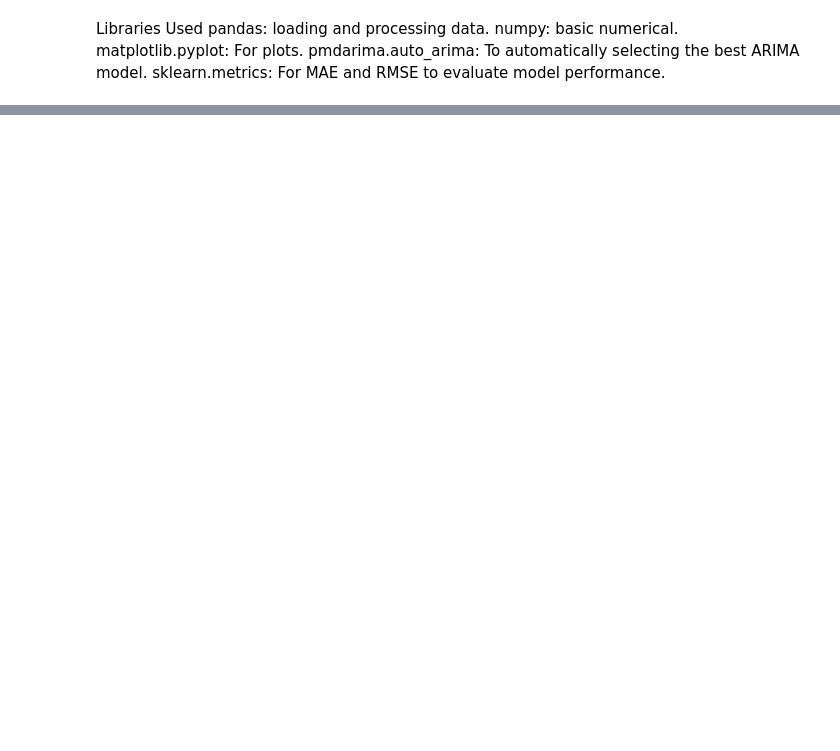
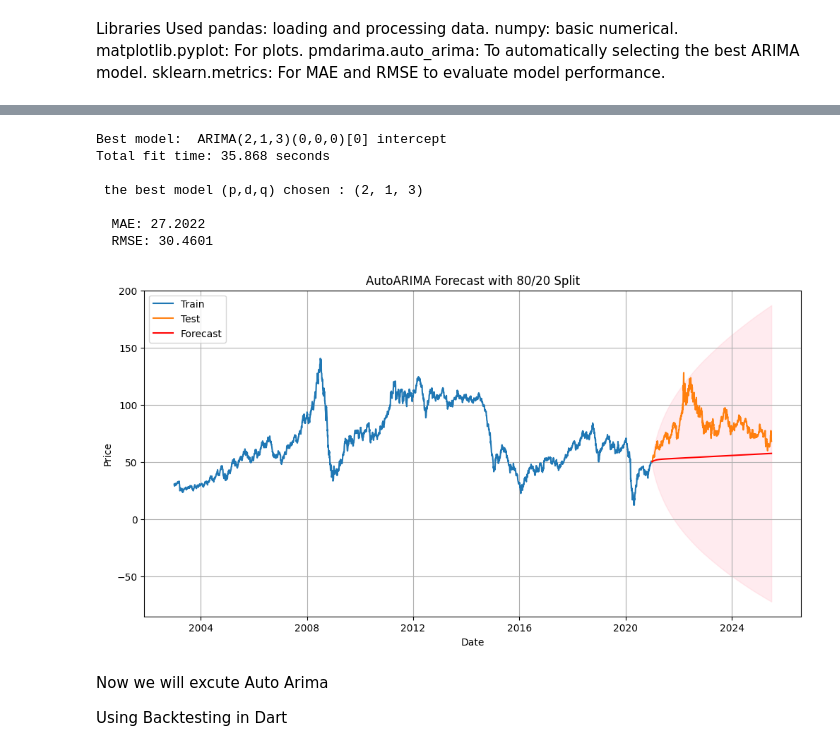
Before and after one commit to AliSalman25/first-Jupyter-Notebook-for-the-experiments, a Jupyter notebook: first_experiment.ipynb, the cells around one changed output, grey strips where cells are left out. Cells and saved outputs as stored; diff of their text form; code cells hidden in the pictures; blank space fills up the shorter version.

```diff
--- a/first_experiment.ipynb
+++ b/first_experiment.ipynb
@@ -1276,0 +1145,72 @@ Baseline	=0.80	= 1.37
+# %%
+import pandas as pd
+import pmdarima as pm
+import matplotlib.pyplot as plt
+from sklearn.metrics import mean_absolute_error, mean_squared_error
+import numpy as np
+
+
+df = pd.read_csv("/content/drive/MyDrive/Colab Notebooks/FirstPaperColabWork/Dataset.csv")
+df['Date'] = pd.to_datetime(df['Date'])
+df = df.sort_values('Date')
+df.set_index('Date', inplace=True)
+
+series = df['Price']
+
+# div to 80% and 20%
+split_idx = int(len(series) * 0.8)
+train, test = series[:split_idx], series[split_idx:]
+
+# train AutoARIMA  on 80%
+model = pm.auto_arima(
+    train,
+    start_p=0, max_p=10,
+    start_q=0, max_q=10,
+    max_d=3,
+    seasonal=False,
+    stepwise=False,          # تعطيل البحث السريع لتجربة كل التركيبات
+    n_jobs=-1,               # استخدام كل الأنوية المتوفرة لتسريع التدريب
+    suppress_warnings=True,
+    error_action='ignore',
+    trace=True               # عرض تفاصيل البحث عن المعلمات
+)
+
+# show the p d q
+print("\n the best model (p,d,q) chosen :", model.order)
+
+# predict on test
+n_forecast = len(test)
+forecast, conf_int = model.predict(n_periods=n_forecast, return_conf_int=True)
+
+# evaluating
+mae = mean_absolute_error(test, forecast)
+rmse = np.sqrt(mean_squared_error(test, forecast))
+
+print(f"\n  MAE: {mae:.4f}")
+print(f"  RMSE: {rmse:.4f}")
+
+#  plot
+plt.figure(figsize=(12,6))
+plt.plot(train.index, train, label='Train')
+plt.plot(test.index, test, label='Test')
+plt.plot(test.index, forecast, label='Forecast', color='red')
+plt.fill_between(test.index, conf_int[:, 0], conf_int[:, 1], color='pink', alpha=0.3)
+plt.title('AutoARIMA Forecast with 80/20 Split')
+plt.xlabel('Date')
+plt.ylabel('Price')
+plt.legend()
+plt.grid(True)
+plt.show()
+# %% [output]
+Best model:  ARIMA(2,1,3)(0,0,0)[0] intercept
+Total fit time: 35.868 seconds
+
+ the best model (p,d,q) chosen : (2, 1, 3)
+
+  MAE: 27.2022
+  RMSE: 30.4601
+[figure, added]
+# %% [markdown]
+Now we will excute Auto Arima
+
+Using Backtesting in Dart
```
Also changed, not shown: parts of 20 cells of this notebook.
